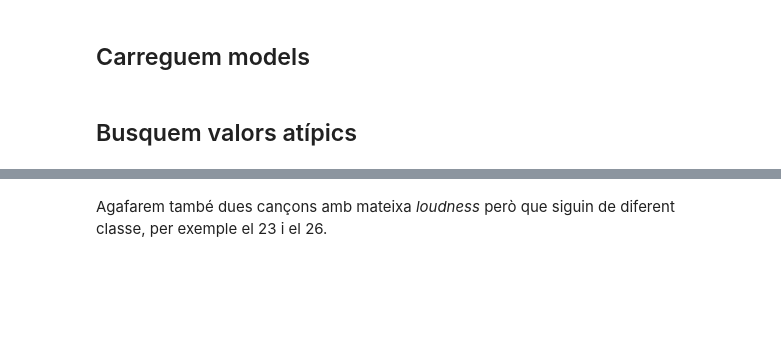
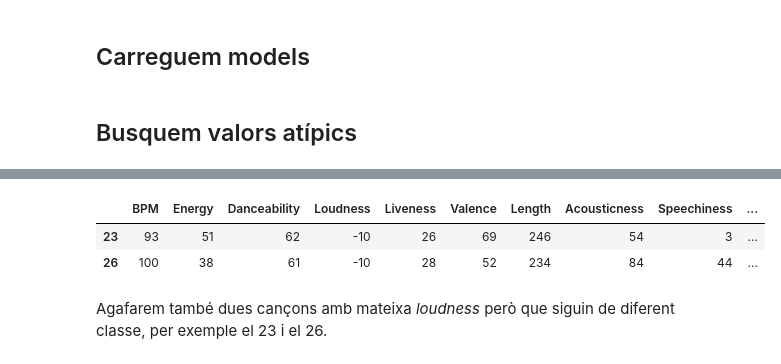
Before and after one commit to ericryhr/APA-PRACTICA, a Jupyter notebook: interpretability.ipynb, the cells around one changed output, grey strips where cells are left out. Saved outputs shown, nothing was run; the diff lists cells and outputs as text; code cells hidden in the pictures; blank space fills up the shorter version.

```diff
--- a/interpretability.ipynb
+++ b/interpretability.ipynb
@@ -72,3 +79,10 @@ indices.head()
+# %%
+indices = df_test[df_test['Loudness'] == -10]
+indices.drop(16).head(2)    # D'aquesta manera apareixen 2 cançons de classes diferents en primer lloc
+# %% [output]
+|  | BPM | Energy | Danceability | Loudness | Liveness | Valence | Length | Acousticness | Speechiness | ... |
+| 23 | 93 | 51 | 62 | -10 | 26 | 69 | 246 | 54 | 3 | ... |
+| 26 | 100 | 38 | 61 | -10 | 28 | 52 | 234 | 84 | 44 | ... |
 # %% [markdown]
 Agafarem també dues cançons amb mateixa _loudness_ però que siguin de diferent classe, per exemple el 23 i el 26.
 # %%
```
Also changed, not shown: parts of 19 cells of this notebook.
